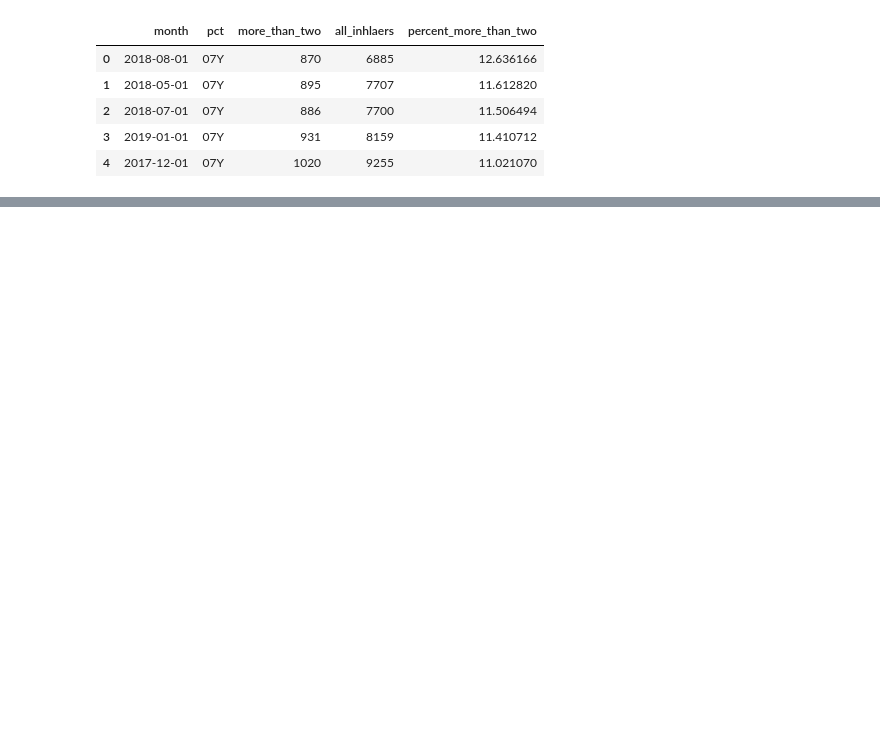
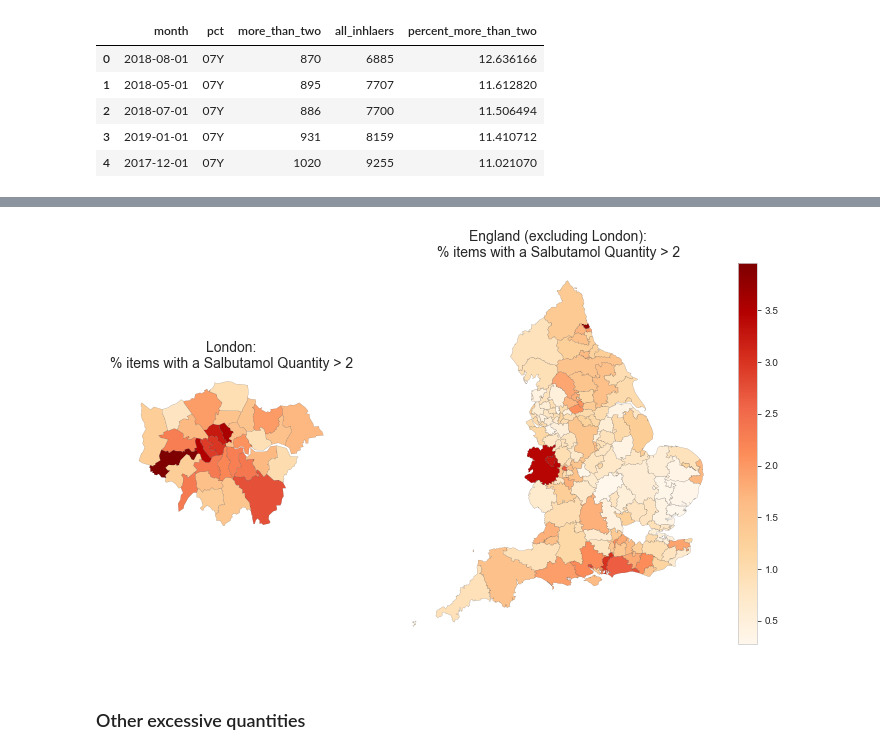
Before and after one commit to ebmdatalab/jupyter-notebooks, a Jupyter notebook: new_measures/Drafts/Enviromental Inhalers/Large Quantities of Salbutamol.ipynb, the cells around one changed output, grey strips where cells are left out. Saved outputs shown, nothing was run; the diff lists cells and outputs as text; code cells hidden in the pictures; blank space fills up the shorter version.

```diff
--- a/new_measures/Drafts/Enviromental Inhalers/Large Quantities of Salbutamol.ipynb
+++ b/new_measures/Drafts/Enviromental Inhalers/Large Quantities of Salbutamol.ipynb
@@ -96,0 +172,11 @@ plt.show()
+# %%
+latest_df2_salb_qty = df2_salb_qty.loc[(df2_salb_qty['month'] == '2019-06-01')]
+# %%
+#create choropeth map
+plt.figure(figsize=(12, 7))
+plt = maps.ccg_map(latest_df2_salb_qty, title=" % items with a Salbutamol Quantity > 2 ", column='items_percent_more_than_two', separate_london=True)
+plt.show()
+# %% [output]
+[figure, added]
+# %% [markdown]
+### Other excessive quantities
```
Also changed, not shown: parts of 13 cells of this notebook, 2 other files.
